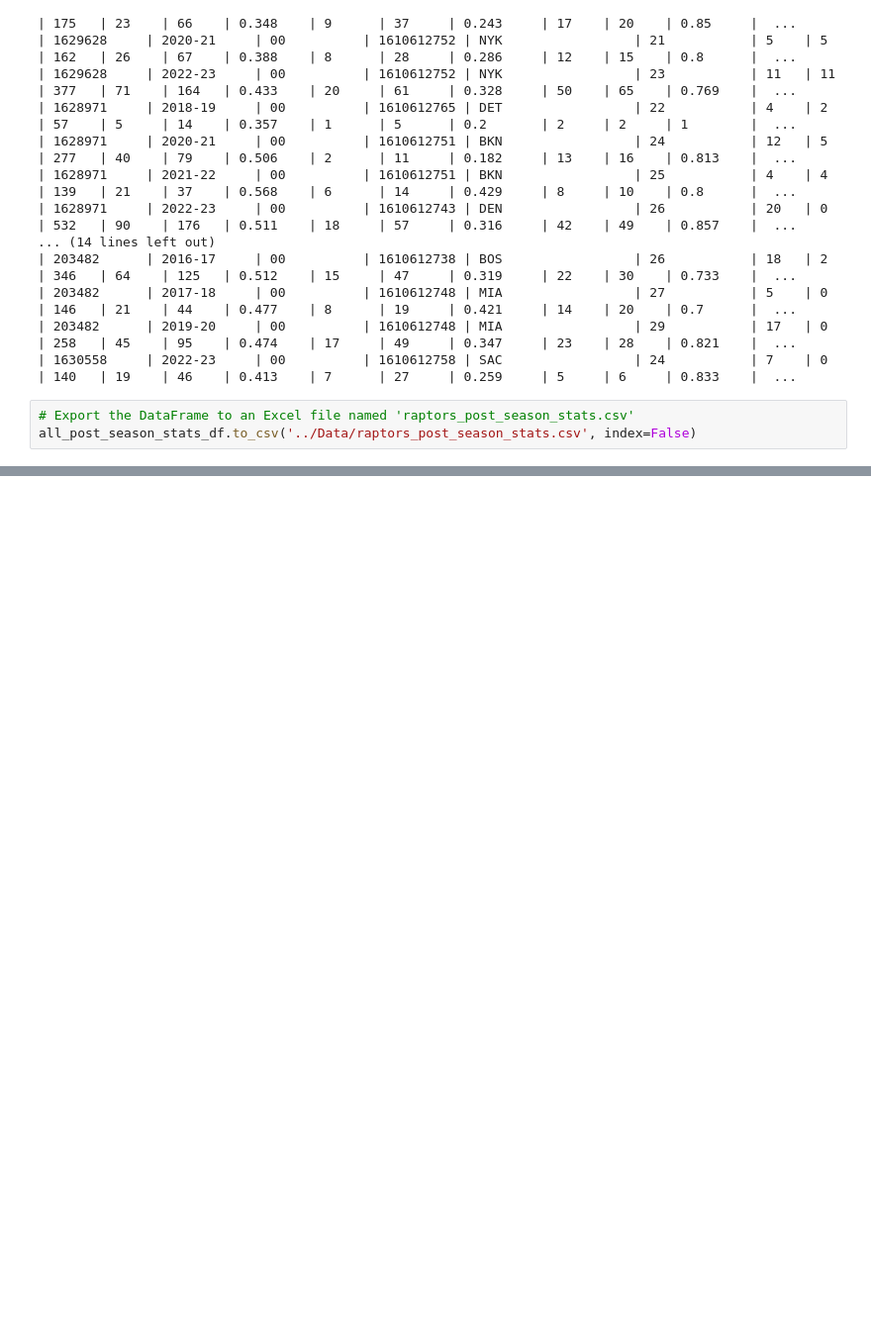
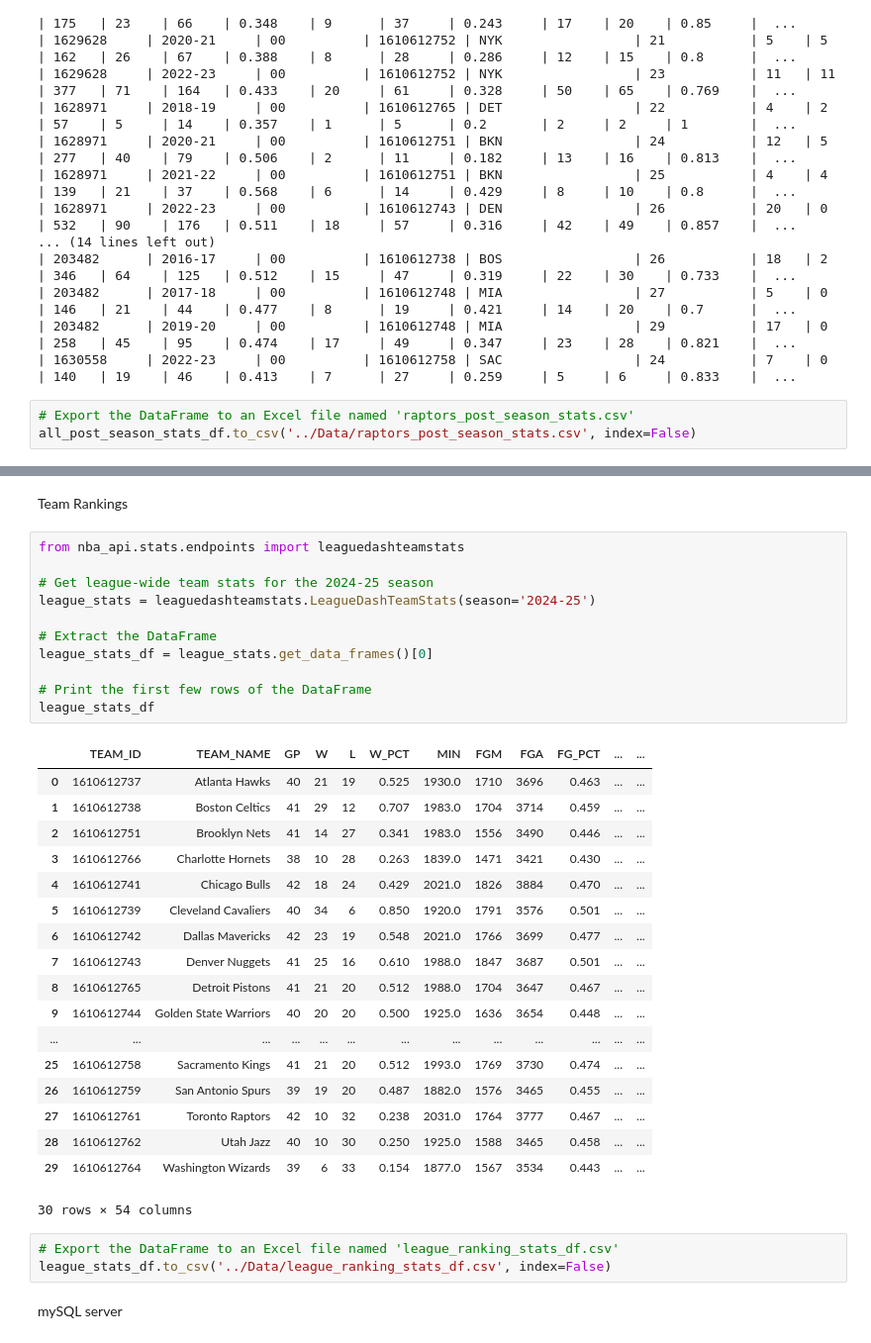
Before and after one commit to AlanDeng7/Toronto-Raptors-Players-Dashboard, a Jupyter notebook: Code/Data_Collecting.ipynb, the cells around one changed output, grey strips where cells are left out. Shown at 99% size. Saved outputs shown, nothing was run; the diff lists cells and outputs as text; blank space fills up the shorter version.

```diff
--- a/Code/Data_Collecting.ipynb
+++ b/Code/Data_Collecting.ipynb
@@ -368,0 +421,37 @@ all_gamelogs_df.to_csv('../Data/raptors_gamelogs.csv', index=False)
+# %% [markdown]
+Team Rankings
+# %%
+from nba_api.stats.endpoints import leaguedashteamstats
+
+# Get league-wide team stats for the 2024-25 season
+league_stats = leaguedashteamstats.LeagueDashTeamStats(season='2024-25')
+
+# Extract the DataFrame
+league_stats_df = league_stats.get_data_frames()[0]
+
+# Print the first few rows of the DataFrame
+league_stats_df
+# %% [output]
+|  | TEAM_ID | TEAM_NAME | GP | W | L | W_PCT | MIN | FGM | FGA | FG_PCT | ... | ... |
+| 0 | 1610612737 | Atlanta Hawks | 40 | 21 | 19 | 0.525 | 1930.0 | 1710 | 3696 | 0.463 | ... | ... |
+| 1 | 1610612738 | Boston Celtics | 41 | 29 | 12 | 0.707 | 1983.0 | 1704 | 3714 | 0.459 | ... | ... |
+| 2 | 1610612751 | Brooklyn Nets | 41 | 14 | 27 | 0.341 | 1983.0 | 1556 | 3490 | 0.446 | ... | ... |
+| 3 | 1610612766 | Charlotte Hornets | 38 | 10 | 28 | 0.263 | 1839.0 | 1471 | 3421 | 0.430 | ... | ... |
+| 4 | 1610612741 | Chicago Bulls | 42 | 18 | 24 | 0.429 | 2021.0 | 1826 | 3884 | 0.470 | ... | ... |
+| 5 | 1610612739 | Cleveland Cavaliers | 40 | 34 | 6 | 0.850 | 1920.0 | 1791 | 3576 | 0.501 | ... | ... |
+| 6 | 1610612742 | Dallas Mavericks | 42 | 23 | 19 | 0.548 | 2021.0 | 1766 | 3699 | 0.477 | ... | ... |
+| 7 | 1610612743 | Denver Nuggets | 41 | 25 | 16 | 0.610 | 1988.0 | 1847 | 3687 | 0.501 | ... | ... |
+| 8 | 1610612765 | Detroit Pistons | 41 | 21 | 20 | 0.512 | 1988.0 | 1704 | 3647 | 0.467 | ... | ... |
+| 9 | 1610612744 | Golden State Warriors | 40 | 20 | 20 | 0.500 | 1925.0 | 1636 | 3654 | 0.448 | ... | ... |
+| ... | ... | ... | ... | ... | ... | ... | ... | ... | ... | ... | ... | ... |
+| 25 | 1610612758 | Sacramento Kings | 41 | 21 | 20 | 0.512 | 1993.0 | 1769 | 3730 | 0.474 | ... | ... |
+| 26 | 1610612759 | San Antonio Spurs | 39 | 19 | 20 | 0.487 | 1882.0 | 1576 | 3465 | 0.455 | ... | ... |
+| 27 | 1610612761 | Toronto Raptors | 42 | 10 | 32 | 0.238 | 2031.0 | 1764 | 3777 | 0.467 | ... | ... |
+| 28 | 1610612762 | Utah Jazz | 40 | 10 | 30 | 0.250 | 1925.0 | 1588 | 3465 | 0.458 | ... | ... |
+| 29 | 1610612764 | Washington Wizards | 39 | 6 | 33 | 0.154 | 1877.0 | 1567 | 3534 | 0.443 | ... | ... |
+30 rows × 54 columns
+# %%
+# Export the DataFrame to an Excel file named 'league_ranking_stats_df.csv'
+league_stats_df.to_csv('../Data/league_ranking_stats_df.csv', index=False)
+# %% [markdown]
+mySQL server
```
Also changed, not shown: parts of 18 cells of this notebook, 7 other files.
